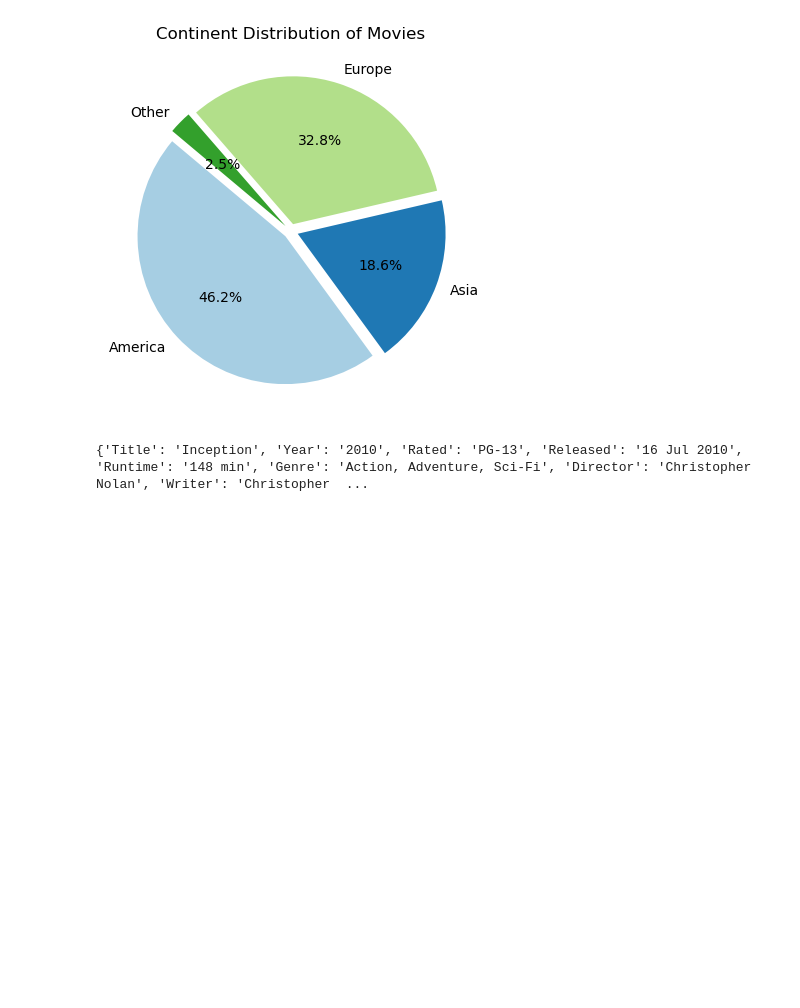
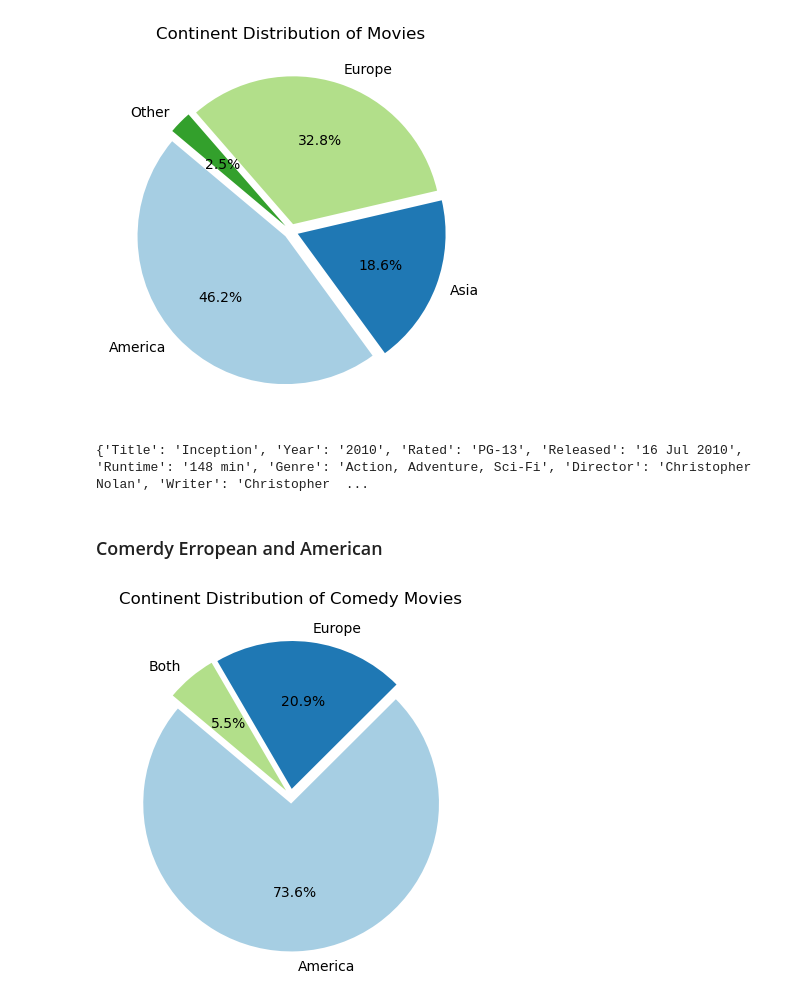
Before and after one commit to epfl-ada/ada-2024-project-fadadudata2024, a Jupyter notebook: Axe-1_lolo.ipynb, the cells around one changed output. Drawn from its saved outputs; the diff is of its cells as text; code cells hidden in the pictures; blank space fills up the shorter version.

```diff
--- a/Axe-1_lolo.ipynb
+++ b/Axe-1_lolo.ipynb
@@ -934,0 +937,11 @@ merged_movie_metadata.to_csv("src/data/merged_movie_metadata.csv", index=False)
+# %%
+import pandas as pd
+
+# Load the CSV file
+merged_movie_metadata = pd.read_csv('Data/MovieSummaries.nosync/merged_movie_metadata.csv')
+
+
+# Convert the elements of the 'comedy_genres' column to a list of strings
+merged_movie_metadata['comedy_genres'] = merged_movie_metadata['comedy_genres'].apply(lambda x: eval(x) if isinstance(x, str) else x)
+
+merged_movie_metadata.head()
@@ -935,10 +956,6 @@ merged_movie_metadata.to_csv("src/data/merged_movie_metadata.csv", index=False)
 # %%
-import pandas as pd
-
-# Load the CSV file
-merged_movie_metadata = pd.read_csv('src/data/merged_movie_metadata.csv')
 
 # Display the size of the dataframe
 print(merged_movie_metadata.shape)
-
 display(merged_movie_metadata.head())
+display(merged_movie_metadata.columns)
@@ -1103,3 +1113,22 @@ plt.show()
 # %%
 # %% [output]
 {'Title': 'Inception', 'Year': '2010', 'Rated': 'PG-13', 'Released': '16 Jul 2010', 'Runtime': '148 min', 'Genre': 'Action, Adventure, Sci-Fi', 'Director': 'Christopher Nolan', 'Writer': 'Christopher  ...
+# %% [markdown]
+### Comerdy Erropean and American
+# %%
+import matplotlib.pyplot as plt
+
+# Count the occurrences of each continent
+continent_counts = merged_movie_metadata['Continents'].explode().value_counts()
+
+# Plot the pie chart
+fig, ax = plt.subplots()
+wedges, texts, autotexts = ax.pie(continent_counts, labels=continent_counts.index, autopct='%1.1f%%', startangle=140, colors=plt.cm.Paired.colors, explode=[0.05]*len(continent_counts))
+
+# Add a title
+ax.set_title('Continent Distribution of Comedy Movies')
+
+# Display the plot
+plt.show()
+# %% [output]
+[figure, added]
```
Also changed, not shown: parts of 27 cells of this notebook, 1 other file.
